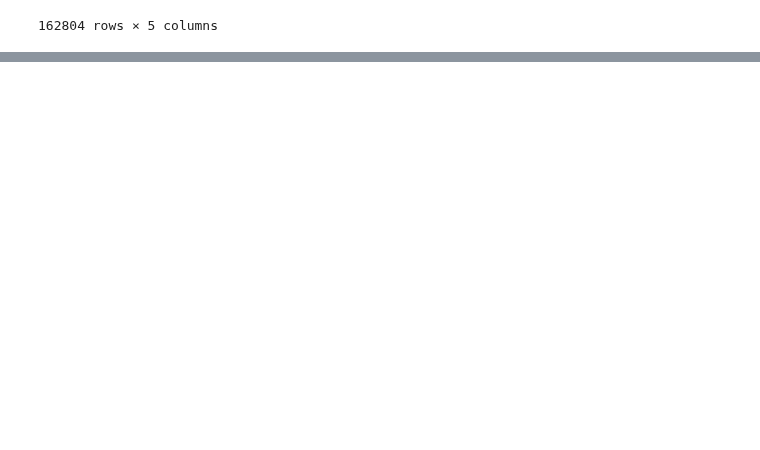
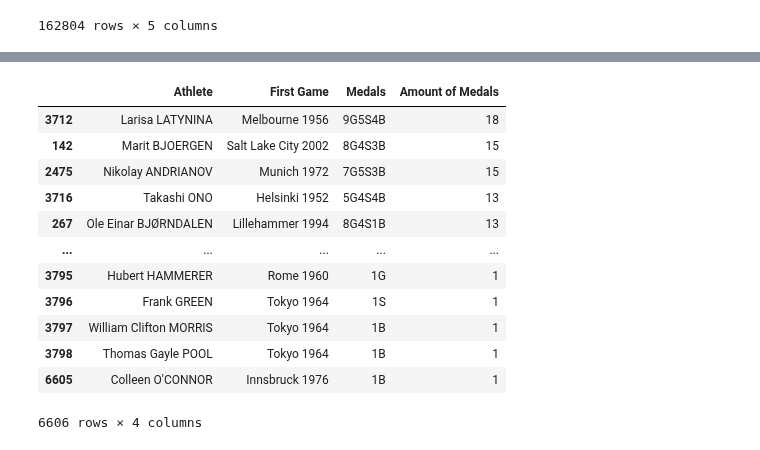
Before and after one commit to ubco-W2022T2-data301/project-group-group17, a Jupyter notebook: analysis/notebooks/analysis_dylan.ipynb, the cells around one changed output, grey strips where cells are left out. Cells and saved outputs as stored; diff of their text form; code cells hidden in the pictures; blank space fills up the shorter version.

```diff
--- a/analysis/notebooks/analysis_dylan.ipynb
+++ b/analysis/notebooks/analysis_dylan.ipynb
@@ -175,0 +211,33 @@ Names
+# %%
+Research2_DF = Research2_DF.drop_duplicates().reset_index(drop=['index'])
+# %%
+tempSums = []
+for i in Research2_DF['Medals']:
+    tempSum = 0
+    for j in i:
+        if j.isnumeric():
+            tempSum = tempSum + int(j)
+    tempSums.append(tempSum)
+
+Research2_DF['Amount of Medals'] = tempSums
+# %%
+Research2_DF = Research2_DF.sort_values('Amount of Medals', ascending=False)
+# %%
+Research2_DF = Research2_DF.rename(columns={'athlete_full_name' : 'Athlete',
+                                            'first_game' : 'First Game'})
+# %%
+Research2_DF
+# %% [output]
+|  | Athlete | First Game | Medals | Amount of Medals |
+| 3712 | Larisa LATYNINA | Melbourne 1956 | 9G5S4B | 18 |
+| 142 | Marit BJOERGEN | Salt Lake City 2002 | 8G4S3B | 15 |
+| 2475 | Nikolay ANDRIANOV | Munich 1972 | 7G5S3B | 15 |
+| 3716 | Takashi ONO | Helsinki 1952 | 5G4S4B | 13 |
+| 267 | Ole Einar BJØRNDALEN | Lillehammer 1994 | 8G4S1B | 13 |
+| ... | ... | ... | ... | ... |
+| 3795 | Hubert HAMMERER | Rome 1960 | 1G | 1 |
+| 3796 | Frank GREEN | Tokyo 1964 | 1S | 1 |
+| 3797 | William Clifton MORRIS | Tokyo 1964 | 1B | 1 |
+| 3798 | Thomas Gayle POOL | Tokyo 1964 | 1B | 1 |
+| 6605 | Colleen O'CONNOR | Innsbruck 1976 | 1B | 1 |
+6606 rows × 4 columns
```
Also changed, not shown: parts of 17 cells of this notebook.
